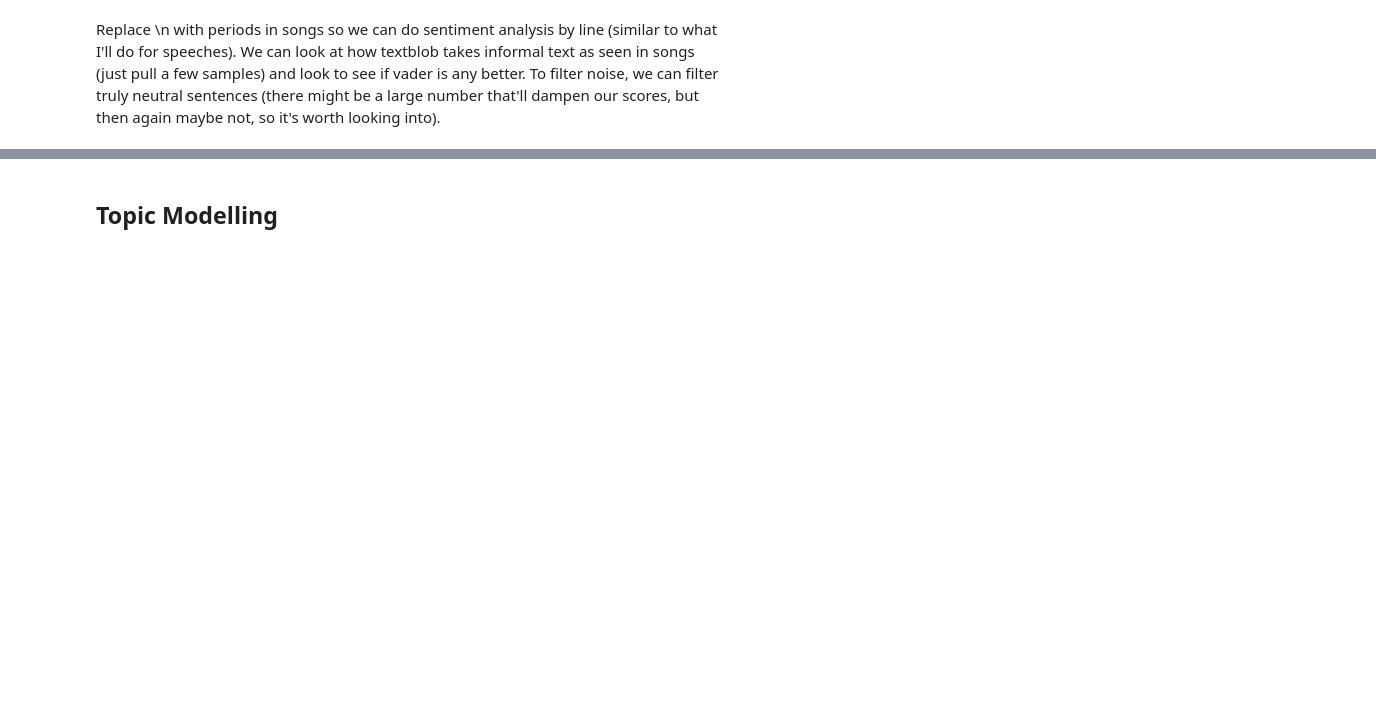
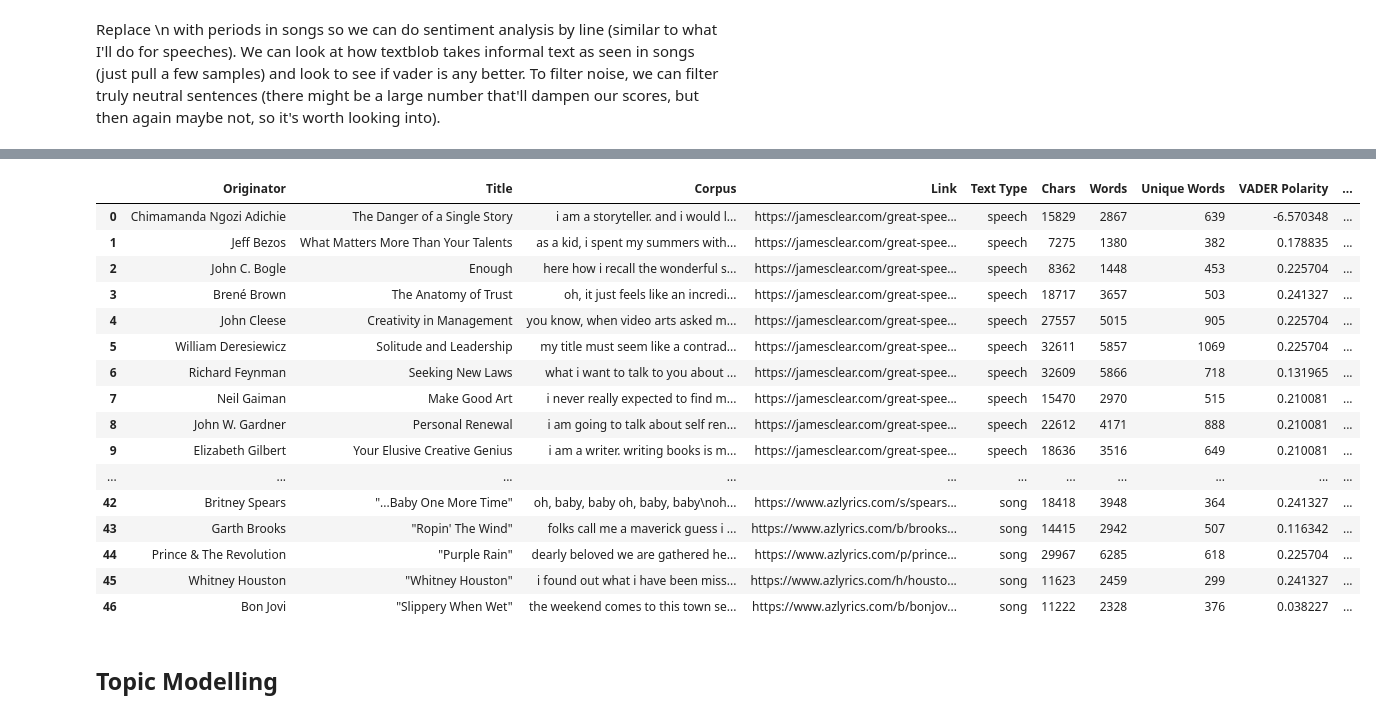
Before and after one commit to deltalite/Communication-Style-Analysis-Using-NLP, a Jupyter notebook: 2_analysis.ipynb, the cells around one changed output, grey strips where cells are left out. Saved outputs shown, nothing was run; the diff lists cells and outputs as text; code cells hidden in the pictures; blank space fills up the shorter version.

```diff
--- a/2_analysis.ipynb
+++ b/2_analysis.ipynb
@@ -79,0 +86,4 @@ dtype: float64
+# %%
+df = albums
+fig = px.histogram(df, x="Unique Words")
+fig.show()
@@ -197,3 +223,35 @@ I'm mostly concerned about song data because there are sometimes ends to sentenc
+# %%
+cols_to_normalize = ["VADER Polarity",
+                    "TextBlob Polarity",
+                    "VADER Polarity by Paragraph",
+                    "TextBlob Polarity by Paragraph",
+                    "VADER Polarity by Sentence",
+                    "TextBlob Polarity by Sentence"]
+
+def normalize_columns(df, columns):
+    for col in columns:
+        df[col] = (df[col] - df[col].mean())/df[col].std()
+    return df
+
+normalize_columns(comm_df, cols_to_normalize)
+# %% [output]
+|  | Originator | Title | Corpus | Link | Text Type | Chars | Words | Unique Words | VADER Polarity | ... |
+| 0 | Chimamanda Ngozi Adichie | The Danger of a Single Story | i am a storyteller. and i would l... | https://jamesclear.com/great-spee... | speech | 15829 | 2867 | 639 | -6.570348 | ... |
+| 1 | Jeff Bezos | What Matters More Than Your Talents | as a kid, i spent my summers with... | https://jamesclear.com/great-spee... | speech | 7275 | 1380 | 382 | 0.178835 | ... |
+| 2 | John C. Bogle | Enough | here how i recall the wonderful s... | https://jamesclear.com/great-spee... | speech | 8362 | 1448 | 453 | 0.225704 | ... |
+| 3 | Brené Brown | The Anatomy of Trust | oh, it just feels like an incredi... | https://jamesclear.com/great-spee... | speech | 18717 | 3657 | 503 | 0.241327 | ... |
+| 4 | John Cleese | Creativity in Management | you know, when video arts asked m... | https://jamesclear.com/great-spee... | speech | 27557 | 5015 | 905 | 0.225704 | ... |
+| 5 | William Deresiewicz | Solitude and Leadership | my title must seem like a contrad... | https://jamesclear.com/great-spee... | speech | 32611 | 5857 | 1069 | 0.225704 | ... |
+| 6 | Richard Feynman | Seeking New Laws | what i want to talk to you about ... | https://jamesclear.com/great-spee... | speech | 32609 | 5866 | 718 | 0.131965 | ... |
+| 7 | Neil Gaiman | Make Good Art | i never really expected to find m... | https://jamesclear.com/great-spee... | speech | 15470 | 2970 | 515 | 0.210081 | ... |
+| 8 | John W. Gardner | Personal Renewal | i am going to talk about self ren... | https://jamesclear.com/great-spee... | speech | 22612 | 4171 | 888 | 0.210081 | ... |
+| 9 | Elizabeth Gilbert | Your Elusive Creative Genius | i am a writer. writing books is m... | https://jamesclear.com/great-spee... | speech | 18636 | 3516 | 649 | 0.210081 | ... |
+| ... | ... | ... | ... | ... | ... | ... | ... | ... | ... | ... |
+| 42 | Britney Spears | "...Baby One More Time" | oh, baby, baby oh, baby, baby\noh... | https://www.azlyrics.com/s/spears... | song | 18418 | 3948 | 364 | 0.241327 | ... |
+| 43 | Garth Brooks | "Ropin' The Wind" | folks call me a maverick guess i ... | https://www.azlyrics.com/b/brooks... | song | 14415 | 2942 | 507 | 0.116342 | ... |
+| 44 | Prince & The Revolution | "Purple Rain" | dearly beloved we are gathered he... | https://www.azlyrics.com/p/prince... | song | 29967 | 6285 | 618 | 0.225704 | ... |
+| 45 | Whitney Houston | "Whitney Houston" | i found out what i have been miss... | https://www.azlyrics.com/h/housto... | song | 11623 | 2459 | 299 | 0.241327 | ... |
+| 46 | Bon Jovi | "Slippery When Wet" | the weekend comes to this town se... | https://www.azlyrics.com/b/bonjov... | song | 11222 | 2328 | 376 | 0.038227 | ... |
 # %% [markdown]
 ## Topic Modelling
 # %% [markdown]
```
Also changed, not shown: parts of 14 cells of this notebook.
